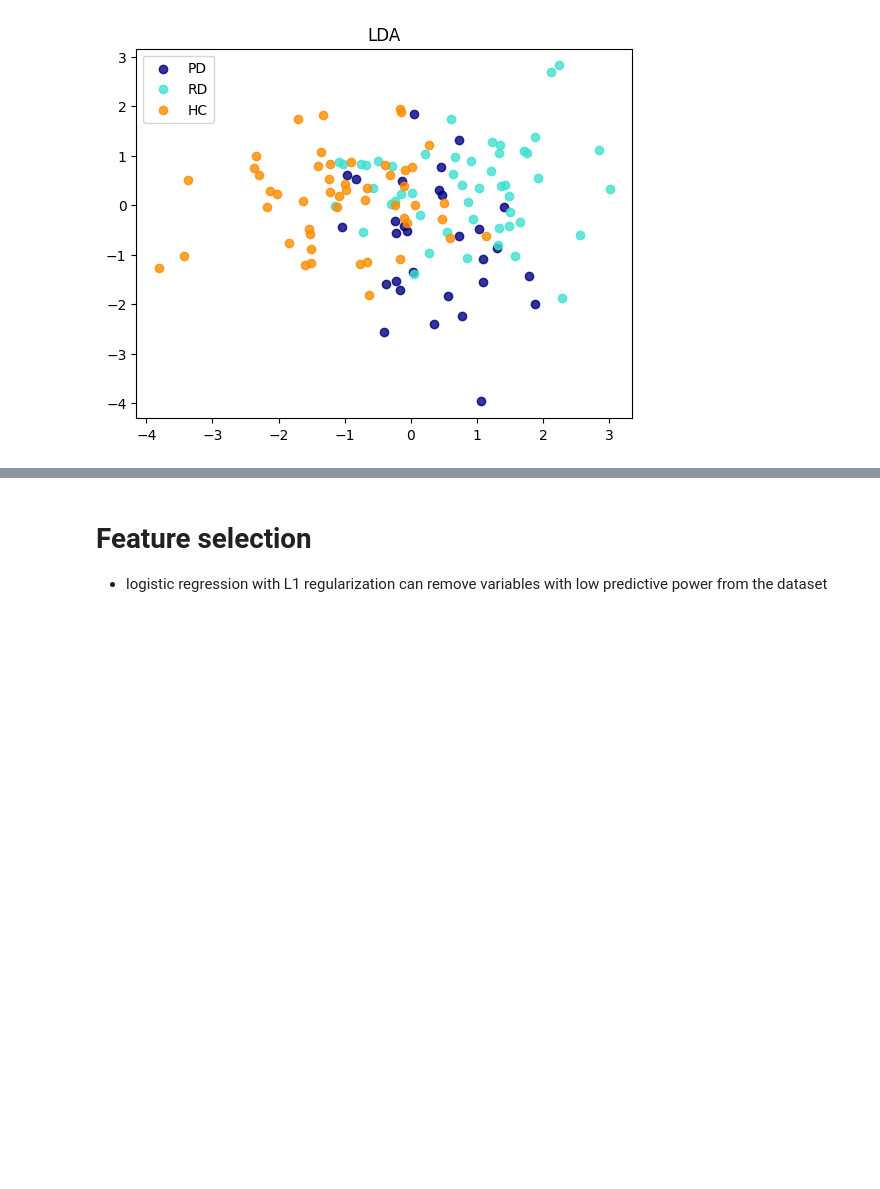
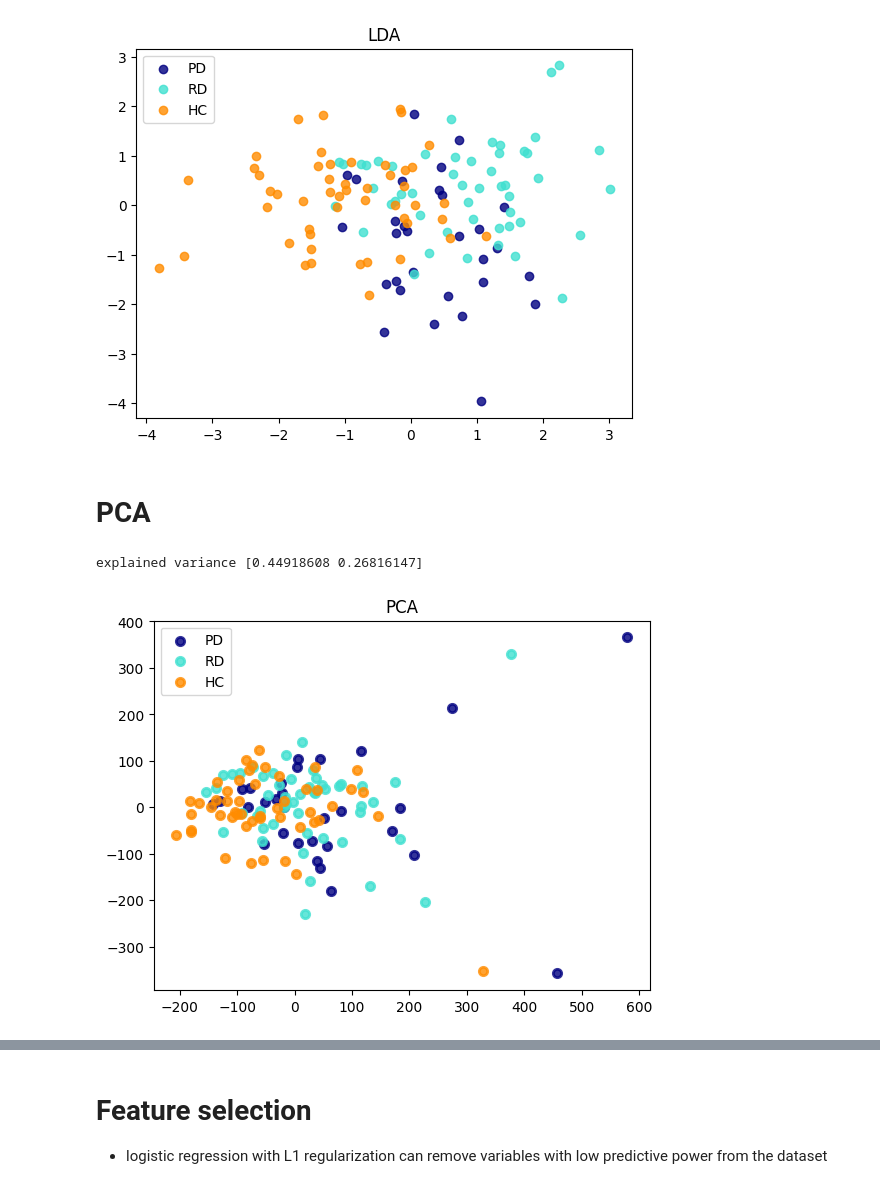
Before and after one commit to JanLubojacky/AEDA_semestralka, a Jupyter notebook: clustering.ipynb, the cells around one changed output, grey strips where cells are left out. Saved outputs shown, nothing was run; the diff lists cells and outputs as text; code cells hidden in the pictures; blank space fills up the shorter version.

```diff
--- a/clustering.ipynb
+++ b/clustering.ipynb
@@ -86,3 +92,22 @@ plt.title("LDA")
 plt.show()
 # %% [output]
 [figure]
+# %% [markdown]
+# PCA
+# %%
+pca = PCA(n_components=2)
+X_pca = pca.fit(X).transform(X)
+print(f"explained variance {pca.explained_variance_ratio_}")
+
+plt.figure()
+for color, i, target_name in zip(colors, labels, target_names):
+    plt.scatter(
+        X_pca[y == i, 0], X_pca[y == i, 1], color=color, alpha=0.8, lw=lw, label=target_name
+    )
+plt.legend(loc="best", shadow=False, scatterpoints=1)
+plt.title("PCA")
+
+plt.show()
+# %% [output]
+explained variance [0.44918608 0.26816147]
+[figure, added]
```
Also changed, not shown: parts of 14 cells of this notebook, 2 other files.
